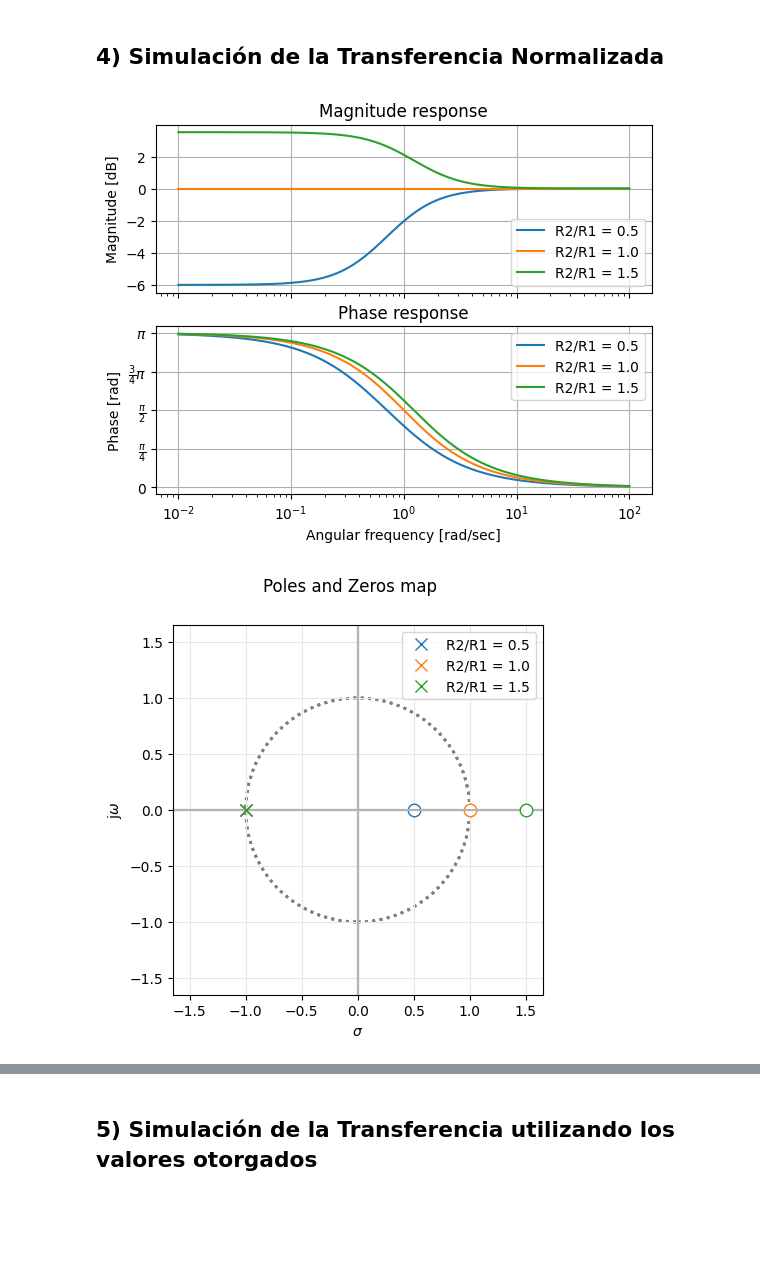
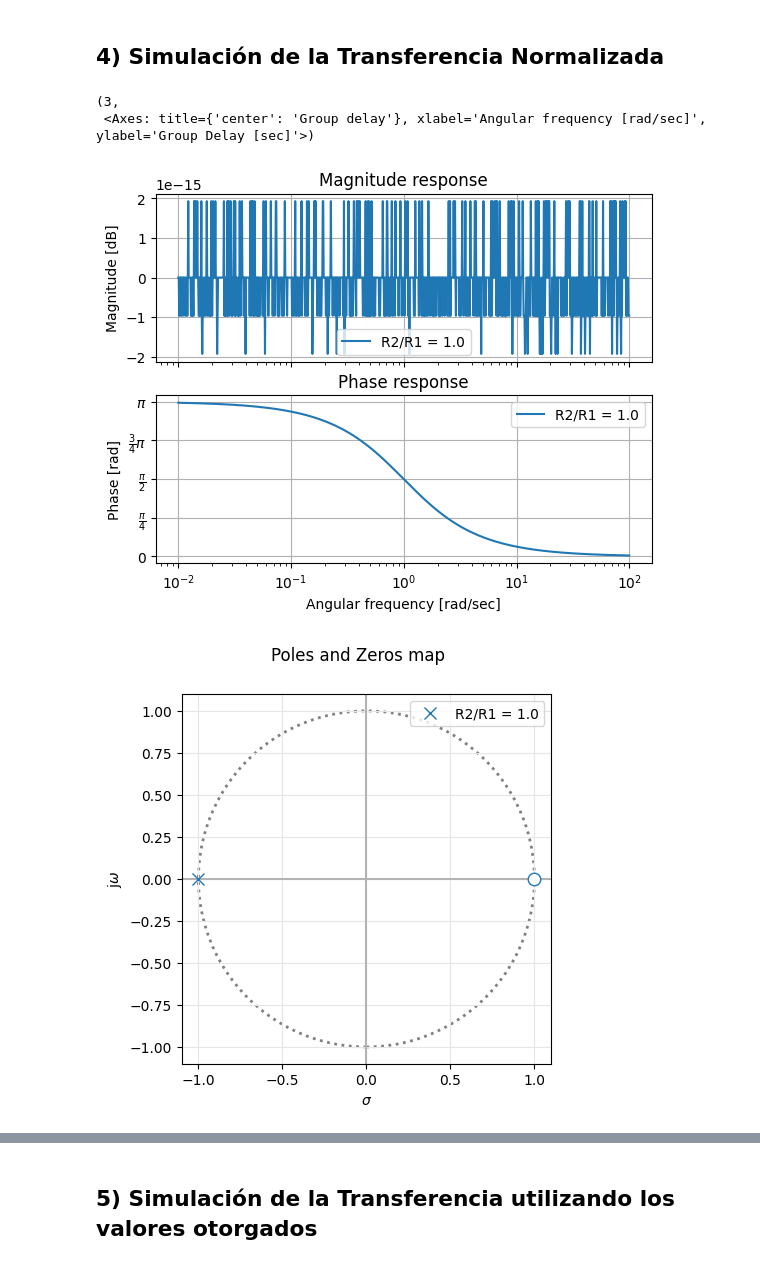
Before and after one commit to NahuFiasche/TC-II, a Jupyter notebook: Simulaciones/Tarea Semanal 1/TCII - Tarea Semanal 1 - Fiasche Nahuel - R4001.ipynb, the cells around one changed output, grey strips where cells are left out. Saved outputs shown, nothing was run; the diff lists cells and outputs as text; code cells hidden in the pictures; blank space fills up the shorter version.

```diff
--- a/Simulaciones/Tarea Semanal 1/TCII - Tarea Semanal 1 - Fiasche Nahuel - R4001.ipynb
+++ b/Simulaciones/Tarea Semanal 1/TCII - Tarea Semanal 1 - Fiasche Nahuel - R4001.ipynb
@@ -15,34 +15,33 @@ IFrame("./Puntos 1,2,3.pdf", width=1000, height=900)
 # %%
 #!/usr/bin/env python3
 # -*- coding: utf-8 -*-
 """
 Created on Sat Apr  8 13:48:47 2023
 
 @author: nahu
 """
 
 # Librerías externas NumPy, SciPy y Matplotlib
 from scipy.signal import TransferFunction
 import matplotlib.pyplot as plt
 import numpy as np
 
 from pytc2.sistemas_lineales import pzmap, GroupDelay, bodePlot
 
 # Asigno valores a R2 y R1 (La consigna no aclara con que valores simular)
-R2_lista = [1, 2, 3]
-R1 = 2
+R2=R1=1
 
 plt.close('all')
 
-for i in range(len(R2_lista)):
+Tf = TransferFunction( [1,-1], [1, 1] )
 
-    Tf = TransferFunction( [1,-R2_lista[i]/R1], [1, 1] )
+bodePlot(Tf, fig_id=1, filter_description = 'R2/R1 = {}'.format(R2/R1) )
 
-    bodePlot(Tf, fig_id=1, filter_description = 'R2/R1 = {}'.format(R2_lista[i]/R1) )
+pzmap(Tf, fig_id=2, filter_description = 'R2/R1 = {}'.format(R2/R1)) #S plane pole/zero plot
 
-    pzmap(Tf, fig_id=2, filter_description = 'R2/R1 = {}'.format(R2_lista[i]/R1)) #S plane pole/zero plot
-
-    GroupDelay(Tf, fig_id=3, filter_description = 'R2/R1 = {}'.format(R2_lista[i]/R1))
+GroupDelay(Tf, fig_id=3, filter_description = 'R2/R1 = {}'.format(R2/R1))
 # %% [output]
+(3,
+ <Axes: title={'center': 'Group delay'}, xlabel='Angular frequency [rad/sec]', ylabel='Group Delay [sec]'>)
-[figure, old version]
+[figure, new version]
-[figure, old version]
+[figure, new version]
```
Also changed, not shown: parts of 2 cells of this notebook, 2 other files.
